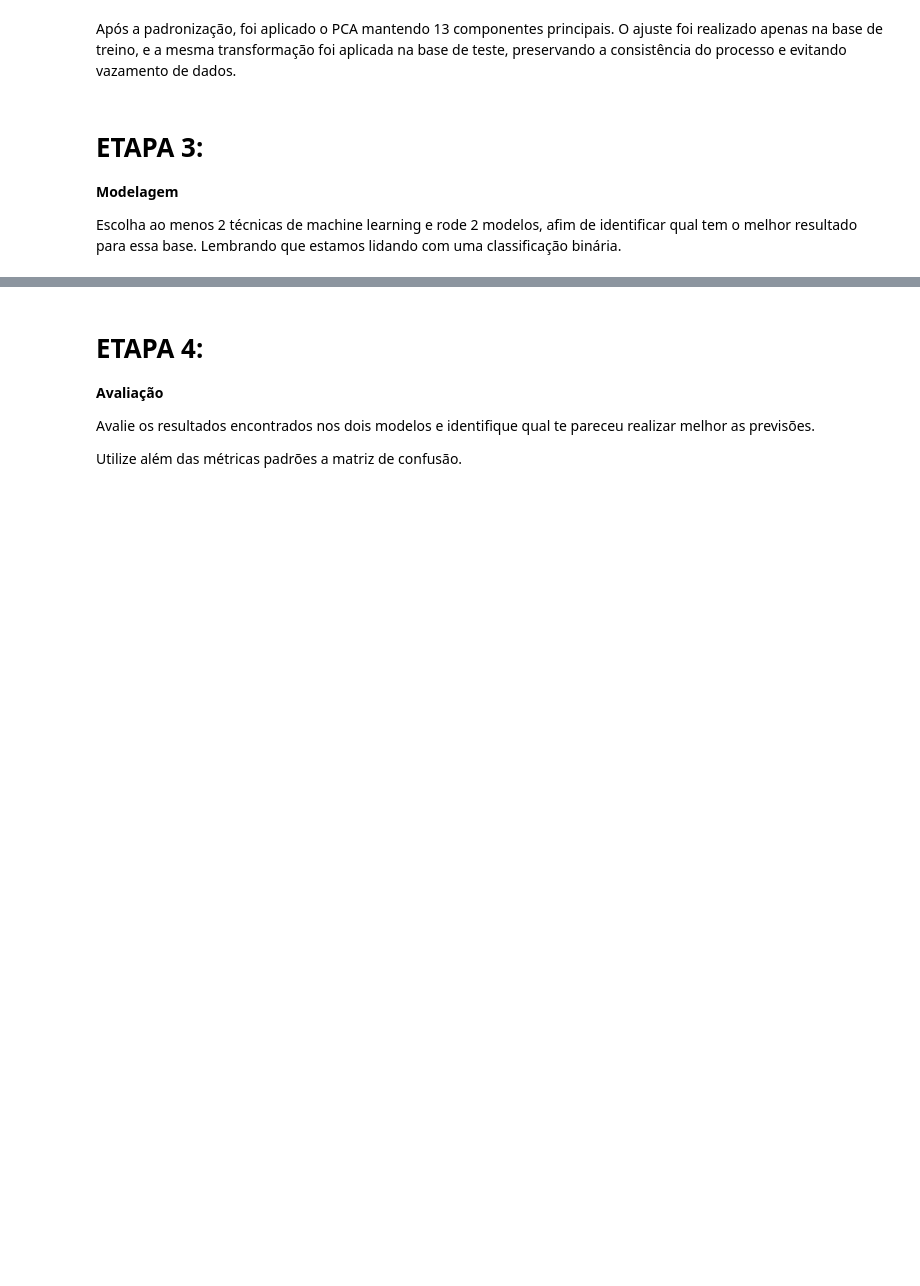
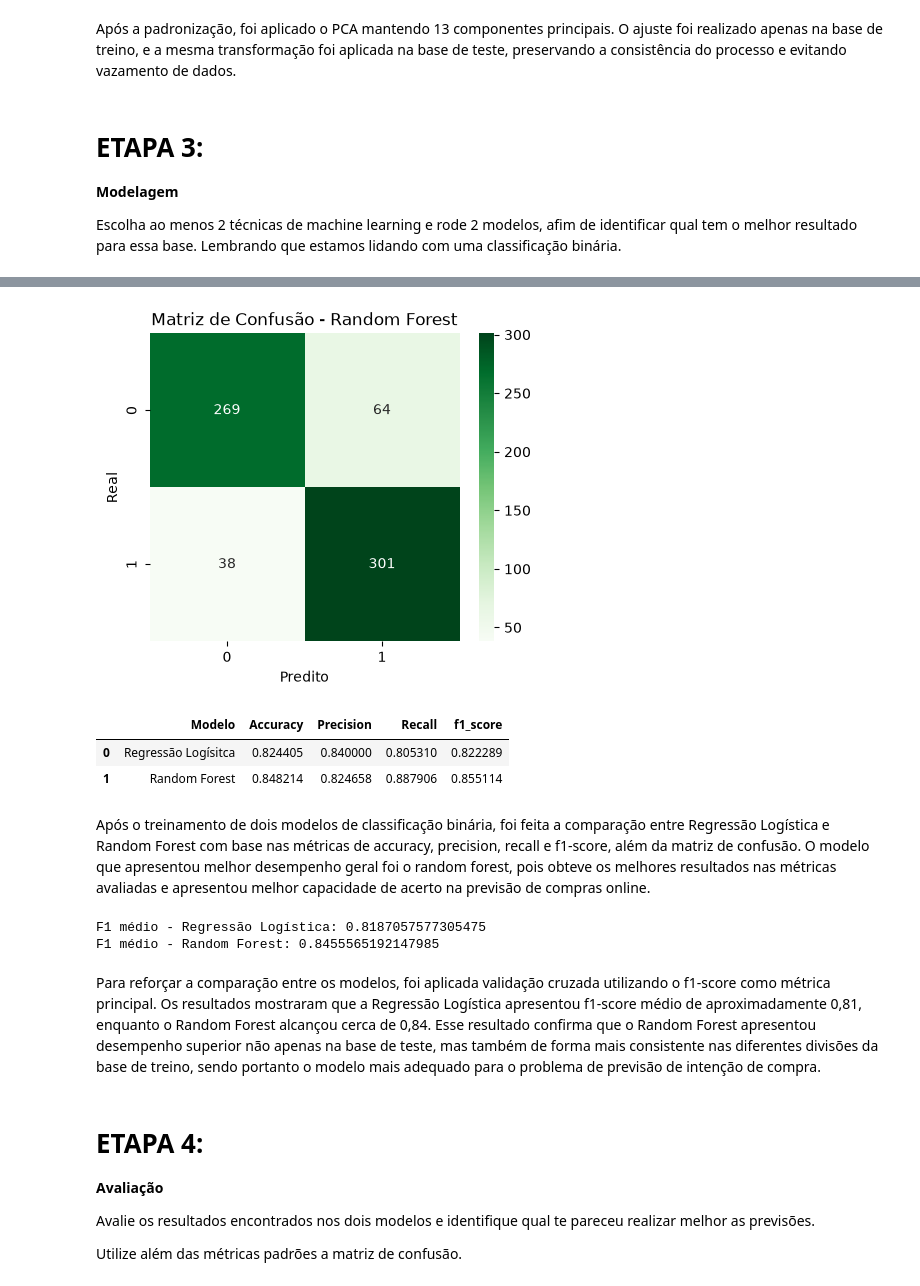
Before and after one commit to Leocarneiroo/data-science-projects, a Jupyter notebook: PCA-analise-de-modelos/Profissao Cientista de Dados M37 Projeto.ipynb, the cells around one changed output, grey strips where cells are left out. Saved outputs shown, nothing was run; the diff lists cells and outputs as text; code cells hidden in the pictures; blank space fills up the shorter version.

```diff
--- a/PCA-analise-de-modelos/Profissao Cientista de Dados M37 Projeto.ipynb
+++ b/PCA-analise-de-modelos/Profissao Cientista de Dados M37 Projeto.ipynb
@@ -601,0 +681,39 @@ Escolha ao menos 2 técnicas de machine learning e rode 2 modelos, afim de ident
+# %%
+cm_rf =confusion_matrix(y_test, y_pred_rf)
+plt.figure(figsize=(5,4))
+sns.heatmap(cm_rf, annot=True, fmt='d', cmap='Greens')
+plt.title('Matriz de Confusão - Random Forest')
+plt.xlabel('Predito')
+plt.ylabel('Real')
+plt.show()
+# %% [output]
+[figure, added]
+# %%
+# comparaçao de modelo
+resultados = pd.DataFrame({
+    'Modelo': ['Regressão Logísitca', 'Random Forest'],
+    'Accuracy': [
+        accuracy_score(y_test, y_pred_lr),
+        accuracy_score(y_test, y_pred_rf)
+    ],
+    'Precision': [
+        precision_score(y_test, y_pred_lr),
+        precision_score(y_test, y_pred_rf)
+    ],
+    'Recall': [
+        recall_score(y_test, y_pred_lr),
+        recall_score(y_test, y_pred_rf)
+    ],
+    'f1_score': [
+        f1_score(y_test, y_pred_lr),
+        f1_score(y_test, y_pred_rf)
+    ]
+})
+
+resultados
+# %% [output]
+|  | Modelo | Accuracy | Precision | Recall | f1_score |
+| 0 | Regressão Logísitca | 0.824405 | 0.840000 | 0.805310 | 0.822289 |
+| 1 | Random Forest | 0.848214 | 0.824658 | 0.887906 | 0.855114 |
+# %% [markdown]
+Após o treinamento de dois modelos de classificação binária, foi feita a comparação entre Regressão Logística e Random Forest com base nas métricas de accuracy, precision, recall e f1-score, além da matriz de confusão. O modelo que apresentou melhor desempenho geral foi o random forest, pois obteve os melhores resultados nas métricas avaliadas e apresentou melhor capacidade de acerto na previsão de compras online.
@@ -602,3 +737,15 @@ Escolha ao menos 2 técnicas de machine learning e rode 2 modelos, afim de ident
+# %%
+# cross validation nabase d etreino
+cv_lr = cross_val_score(pipe_lr, x_train, y_train, cv=cv, scoring='f1')
+cv_rf = cross_val_score(pipe_rf, x_train, y_train, cv=cv, scoring='f1')
+
+print("F1 médio - Regressão Logística:", cv_lr.mean())
+print("F1 médio - Random Forest:", cv_rf.mean())
+# %% [output]
+F1 médio - Regressão Logística: 0.8187057577305475
+F1 médio - Random Forest: 0.8455565192147985
+# %% [markdown]
+Para reforçar a comparação entre os modelos, foi aplicada validação cruzada utilizando o f1-score como métrica principal. Os resultados mostraram que a Regressão Logística apresentou f1-score médio de aproximadamente 0,81, enquanto o Random Forest alcançou cerca de 0,84. Esse resultado confirma que o Random Forest apresentou desempenho superior não apenas na base de teste, mas também de forma mais consistente nas diferentes divisões da base de treino, sendo portanto o modelo mais adequado para o problema de previsão de intenção de compra.
 # %% [markdown]
 # ETAPA 4:
 
```
Also changed, not shown: parts of 15 cells of this notebook, 2 other files.
